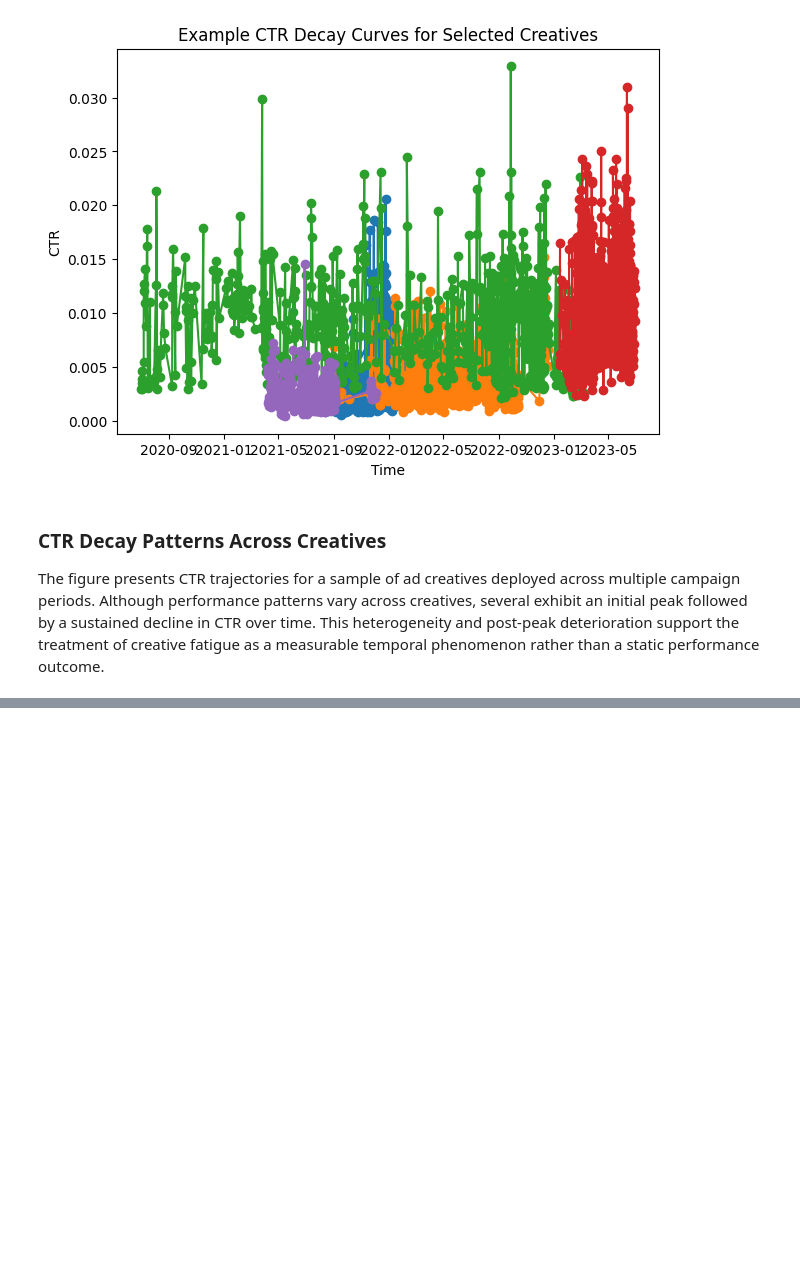
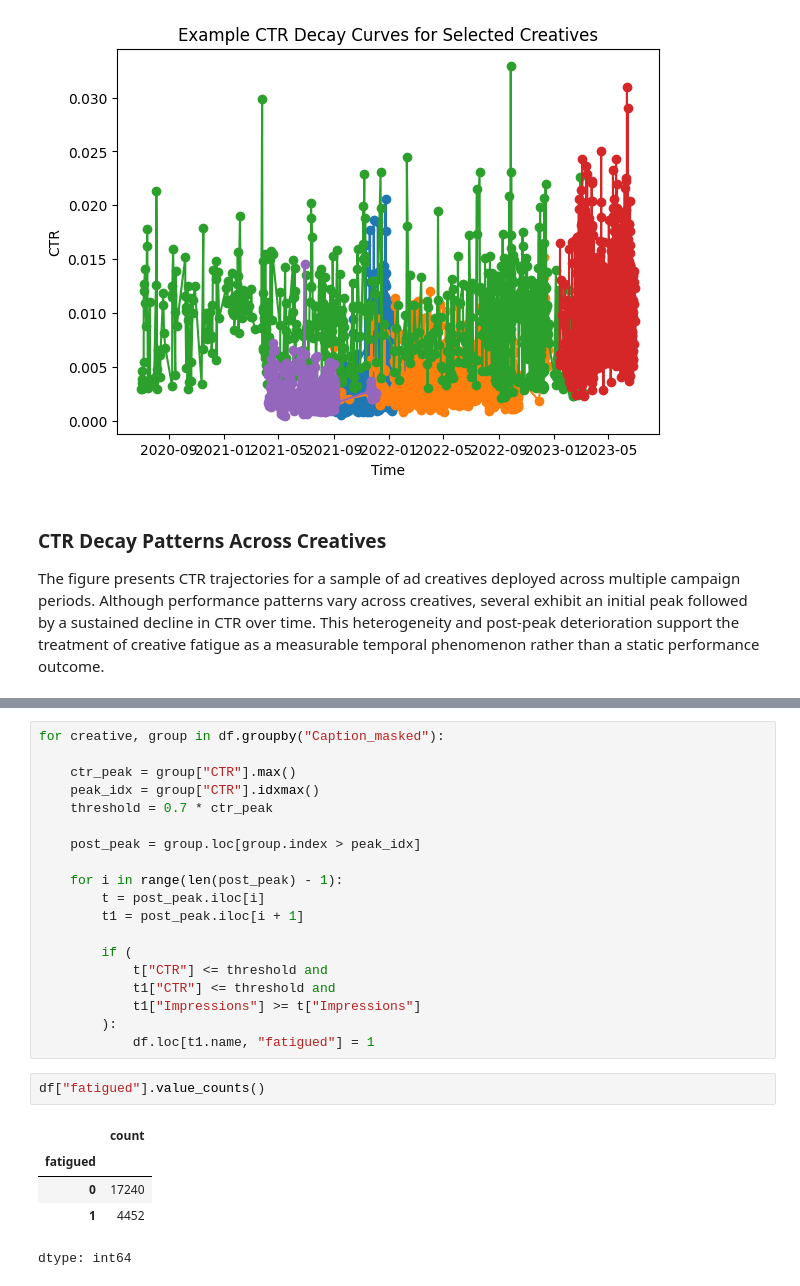
Before and after one commit to sandesh-sm/Creative-Fatigue-in-Paid-Social-Advertising, a Jupyter notebook: Creative_Fatigue_Thesis.ipynb, the cells around one changed output, grey strips where cells are left out. Cells and saved outputs as stored; diff of their text form; blank space fills up the shorter version.

```diff
--- a/Creative_Fatigue_Thesis.ipynb
+++ b/Creative_Fatigue_Thesis.ipynb
@@ -92,0 +178,27 @@ The figure presents CTR trajectories for a sample of ad creatives deployed acros
+# %%
+for creative, group in df.groupby("Caption_masked"):
+
+    ctr_peak = group["CTR"].max()
+    peak_idx = group["CTR"].idxmax()
+    threshold = 0.7 * ctr_peak
+
+    post_peak = group.loc[group.index > peak_idx]
+
+    for i in range(len(post_peak) - 1):
+        t = post_peak.iloc[i]
+        t1 = post_peak.iloc[i + 1]
+
+        if (
+            t["CTR"] <= threshold and
+            t1["CTR"] <= threshold and
+            t1["Impressions"] >= t["Impressions"]
+        ):
+            df.loc[t1.name, "fatigued"] = 1
+# %%
+df["fatigued"].value_counts()
+# %% [output]
+|  | count |
+| fatigued |  |
+| 0 | 17240 |
+| 1 | 4452 |
+dtype: int64
```
Also changed, not shown: parts of 16 cells of this notebook.
